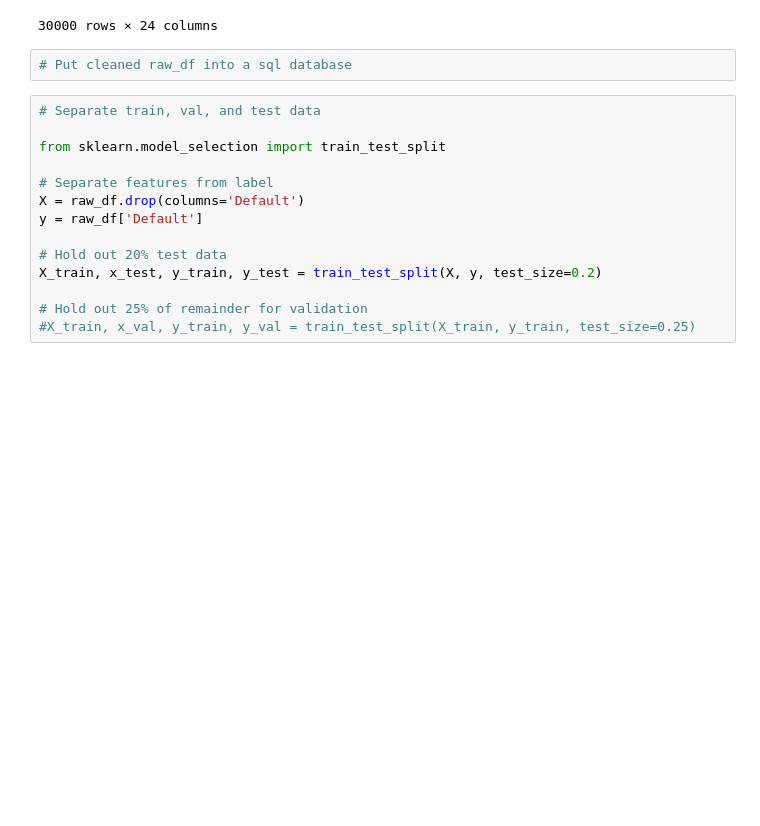
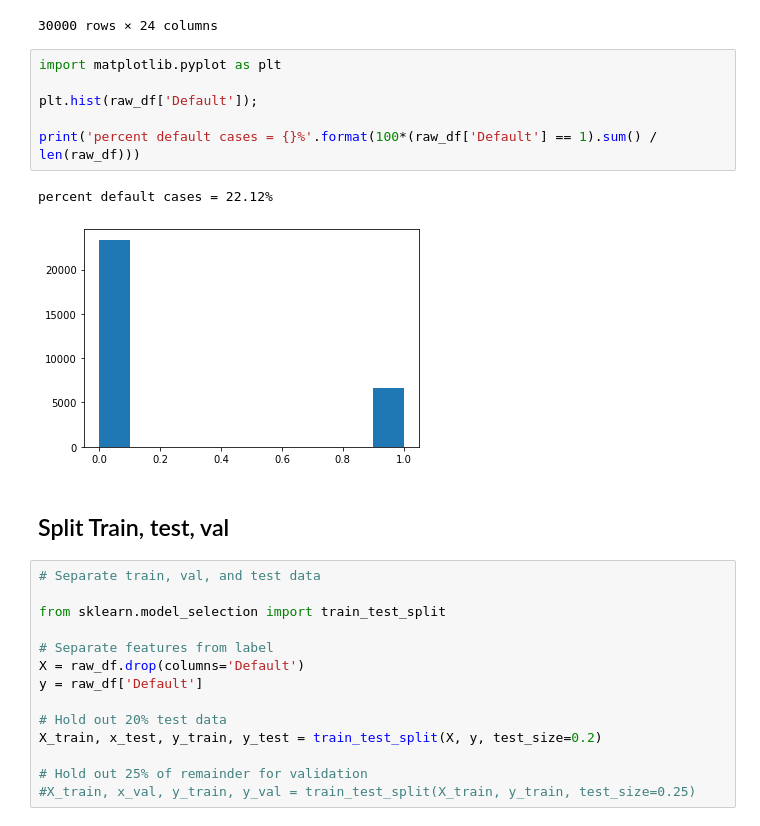
Before and after one commit to jpizzollo/Credit_Default, a Jupyter notebook: Credit_scratchpad.ipynb, the cells around one changed output. Drawn from its saved outputs; the diff is of its cells as text; blank space fills up the shorter version.

```diff
--- a/Credit_scratchpad.ipynb
+++ b/Credit_scratchpad.ipynb
@@ -44,8 +45,17 @@ raw_df
 | 29998 | 1 | 80000 | Male | High_School | Married | 41 | 48944 | 11855 | 52774 | 76304 | ... | ... |
 | 29999 | 1 | 50000 | Male | University | Married | 46 | 15313 | 32428 | 36535 | 49764 | ... | ... |
 30000 rows × 24 columns
-# %%
-# Put cleaned raw_df into a sql database
+# %%
+import matplotlib.pyplot as plt
+
+plt.hist(raw_df['Default']);
+
+print('percent default cases = {}%'.format(100*(raw_df['Default'] == 1).sum() / len(raw_df)))
+# %% [output]
+percent default cases = 22.12%
+[figure, added]
+# %% [markdown]
+## Split Train, test, val
 # %%
 # Separate train, val, and test data
 
```
Also changed, not shown: parts of 15 cells of this notebook.
